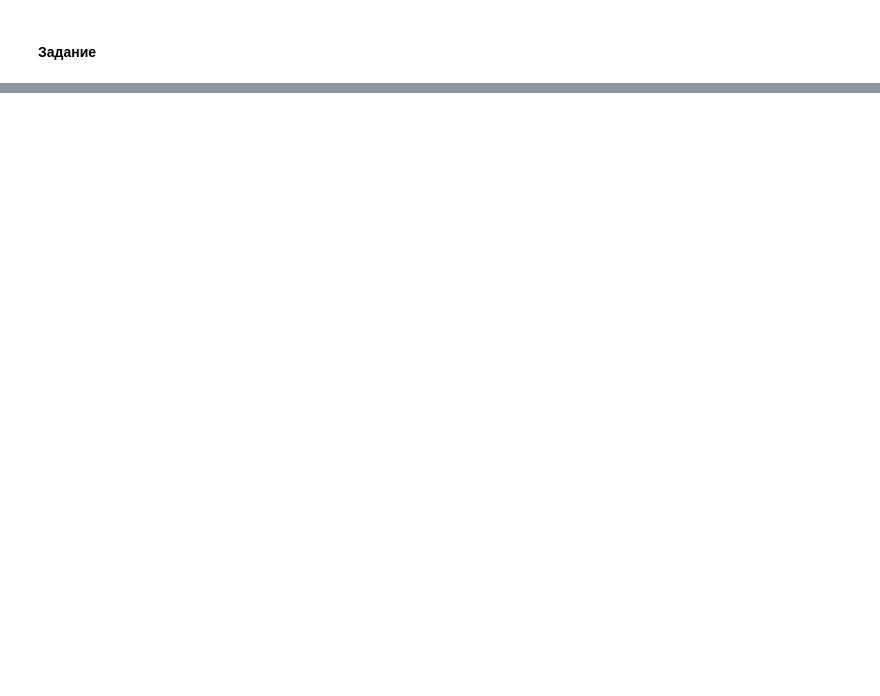
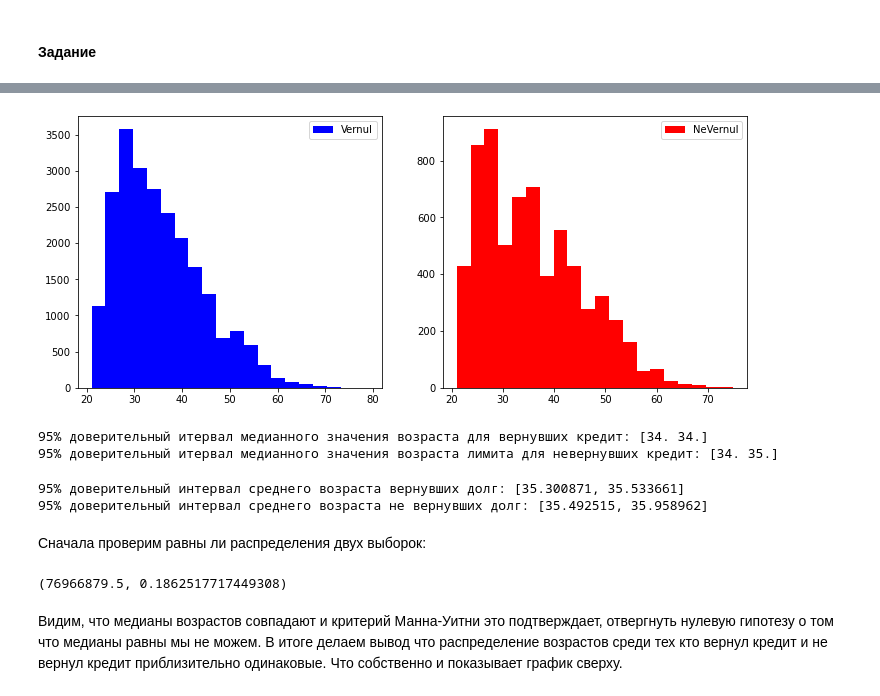
Before and after one commit to AndreyBuynov/Coursera-ML-and-DA, a Jupyter notebook: Course_4/C4W4_credit_scoring.ipynb, the cells around one changed output, grey strips where cells are left out. Cells and saved outputs as stored; diff of their text form; code cells hidden in the pictures; blank space fills up the shorter version.

```diff
--- a/Course_4/C4W4_credit_scoring.ipynb
+++ b/Course_4/C4W4_credit_scoring.ipynb
@@ -54,0 +370,44 @@ scoring.head()
+# %%
+# Приготовим выборки тех кто вернул кредит и тех кто не вернул кредит с учетом возраста
+Vernul_Age = scoring[scoring['default'] == 0][['LIMIT_BAL',  'AGE']]
+NeVernul_Age = scoring[scoring['default'] == 1][['LIMIT_BAL',  'AGE']]
+# %%
+plt.figure(figsize(12, 5))
+plt.subplot(1,2,1)
+plt.hist(Vernul_Age.AGE, bins = 20, color = 'b', label = 'Vernul')
+plt.legend()
+
+plt.subplot(1,2,2)
+plt.hist(NeVernul_Age.AGE, bins = 20, color = 'r', label = 'NeVernul')
+plt.legend()
+
+plt.show()
+# %% [output]
+[figure, added]
+# %%
+np.random.seed(0)
+
+Vernul_age_median_scores = list(map(np.median, get_bootstrap_samples(Vernul_Age.AGE.values, 1000)))
+NeVernul_age_median_scores = list(map(np.median, get_bootstrap_samples(NeVernul_Age.AGE.values, 1000)))
+
+print("95% доверительный итервал медианного значения возраста для вернувших кредит:",  stat_intervals(Vernul_age_median_scores, 0.05))
+print("95% доверительный итервал медианного значения возраста лимита для невернувших кредит:",  stat_intervals(NeVernul_age_median_scores, 0.05))
+# %% [output]
+95% доверительный итервал медианного значения возраста для вернувших кредит: [34. 34.]
+95% доверительный итервал медианного значения возраста лимита для невернувших кредит: [34. 35.]
+# %%
+print('95%% доверительный интервал среднего возраста вернувших долг: [%f, %f]' % zconfint(Vernul_Age.AGE))
+print('95%% доверительный интервал среднего возраста не вернувших долг: [%f, %f]' % zconfint(NeVernul_Age.AGE))
+# %% [output]
+95% доверительный интервал среднего возраста вернувших долг: [35.300871, 35.533661]
+95% доверительный интервал среднего возраста не вернувших долг: [35.492515, 35.958962]
+# %% [markdown]
+Сначала проверим равны ли распределения двух выборок:
+# %%
+from scipy.stats import mannwhitneyu
+stat, p = mannwhitneyu(Vernul_Age.AGE, NeVernul_Age.AGE)
+stat, p
+# %% [output]
+(76966879.5, 0.1862517717449308)
+# %% [markdown]
+Видим, что медианы возрастов совпадают и критерий Манна-Уитни это подтверждает, отвергнуть нулевую гипотезу о том что медианы равны мы не можем. В итоге делаем вывод что распределение возрастов среди тех кто вернул кредит и не вернул кредит приблизительно одинаковые. Что собственно и показывает график сверху.
```
Also changed, not shown: parts of 55 cells of this notebook.
